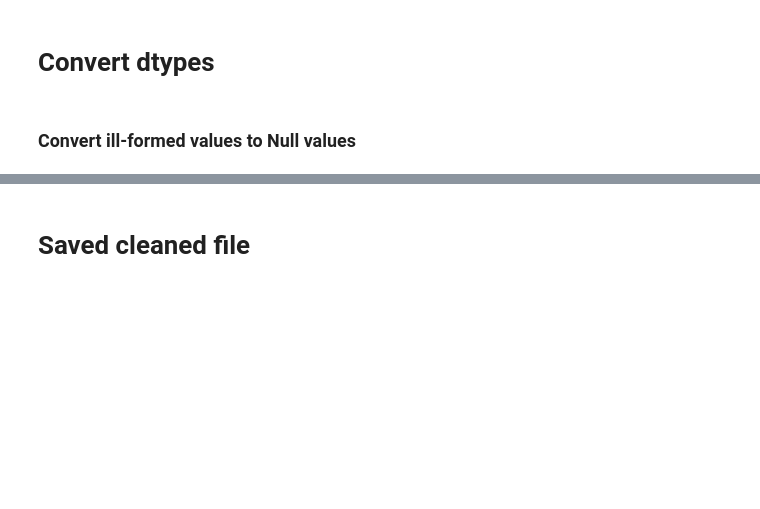
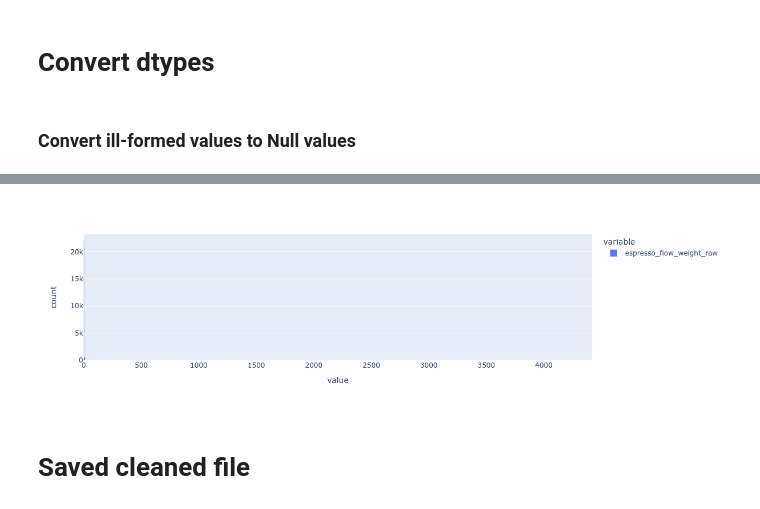
Before and after one commit to JonnyTran/espresso-manifold, a Jupyter notebook: notebooks/1.0-Process_dataset.ipynb, the cells around one changed output, grey strips where cells are left out. Cells and saved outputs as stored; diff of their text form; code cells hidden in the pictures; blank space fills up the shorter version.

```diff
--- a/notebooks/1.0-Process_dataset.ipynb
+++ b/notebooks/1.0-Process_dataset.ipynb
@@ -242,7 +255,7 @@ def match_grinder(wd):
     elif is_match(wd, ['P64', 'Lagom P64', 'lagom']) or "p64" in wd.lower():
         return 'Lagom P64'
 
-    elif is_match(wd, ['bentwood', 'Bentwood Vertical', 'BW V63', 'BW']):
+    elif is_match(wd, ['bentwood', 'Bentwood Vertical', 'BW V63', 'BW', 'Bentwod V63', 'Bentwood 63']):
         return 'Bentwood 63'
 
     elif is_match(wd, ['Mahlkönig EK43', 'EK43', 'EK43 with SSP HU', 'ek43s']):
@@ -273,14 +286,29 @@ def match_grinder(wd):
     elif is_match(wd, ['Ultra']):
         return 'LeverCraft Ultra'
 
-    elif is_match(wd, ['1Z Pro', 'JX-Pro']):
+    elif is_match(wd, ['1Z Pro', 'JX-Pro', '1Zpresso JX-PRO', '1Zpresso JX-Pro']):
         return '1Zpresso JX-PRO'
 
-    elif is_match(wd, ['ode']) or 'fellow ode' in wd.lower():
+    elif is_match(wd, ['1ZPresso K-Pro', 'K-Pro', '1Zpresso K-PRO']):
+        return '1ZPresso K-Pro'
+
+    elif is_match(wd, ['ode', 'Ode+SSP']) or 'ode' in wd.lower():
         return 'Fellow Ode'
 
     elif is_match(wd, ['Mahlkonig E65 GBW', 'e65']):
         return 'Mahlkonig E65 GBW'
+
+    elif is_match(wd, ['Mazzer Mini', 'mazzer mini e', 'mini']):
+        return 'Mazzer Mini'
+
+    elif is_match(wd, ['Mazzer Super Jolly', 'mazzer sj']) or 'mazzer super jolly' in wd.lower() or 'mazzer sj' in wd.lower():
+        return 'Mazzer Super Jolly'
+
+    elif is_match(wd, ['Rocky']):
+        return 'Rancilio Rocky'
+
+    elif is_match(wd, ['Macap M4', 'Macap M4 stepless']):
+        return 'Macap M4'
 
     return wd
 
@@ -386,7 +414,12 @@ shots_df = shots_df.astype({
 ### Convert ill-formed values to Null values
 # %%
 shots_df['espresso_enjoyment'].replace({0.0: np.NaN}, inplace=True)
+
 shots_df["bean_weight"].replace({0.0: np.NaN}, inplace=True)
+shots_df["bean_weight"][(shots_df["bean_weight"] < 5.0) | (shots_df["bean_weight"] > 100)] = np.NaN
+
 shots_df["drink_weight"].replace({0.0: np.NaN}, inplace=True)
-shots_df["drink_tds"].replace({0.0: np.NaN}, inplace=True)
-shots_df["drink_ey"].replace({0.0: np.NaN}, inplace=True)
+shots_df["drink_weight"][(shots_df["drink_weight"] < 5.0) | (shots_df["drink_weight"] > 420)] = np.NaN
+
+shots_df["drink_tds"][(shots_df["drink_tds"] <= 0.0) | (shots_df["drink_tds"] > 60)] = np.NaN
+shots_df["drink_ey"][(shots_df["drink_ey"] <= 0.0) | (shots_df["drink_ey"] > 60)] = np.NaN
@@ -401,3 +527,7 @@ See the caveats in the documentation: https://pandas.pydata.org/pandas-docs/stab
+# %%
+px.histogram(shots_df["espresso_flow_weight_raw"].apply(np.max))
+# %% [output]
+[figure, added]
 # %% [markdown]
 # Saved cleaned file
 # %%
```
Also changed, not shown: parts of 12 cells of this notebook, 13 other files.
